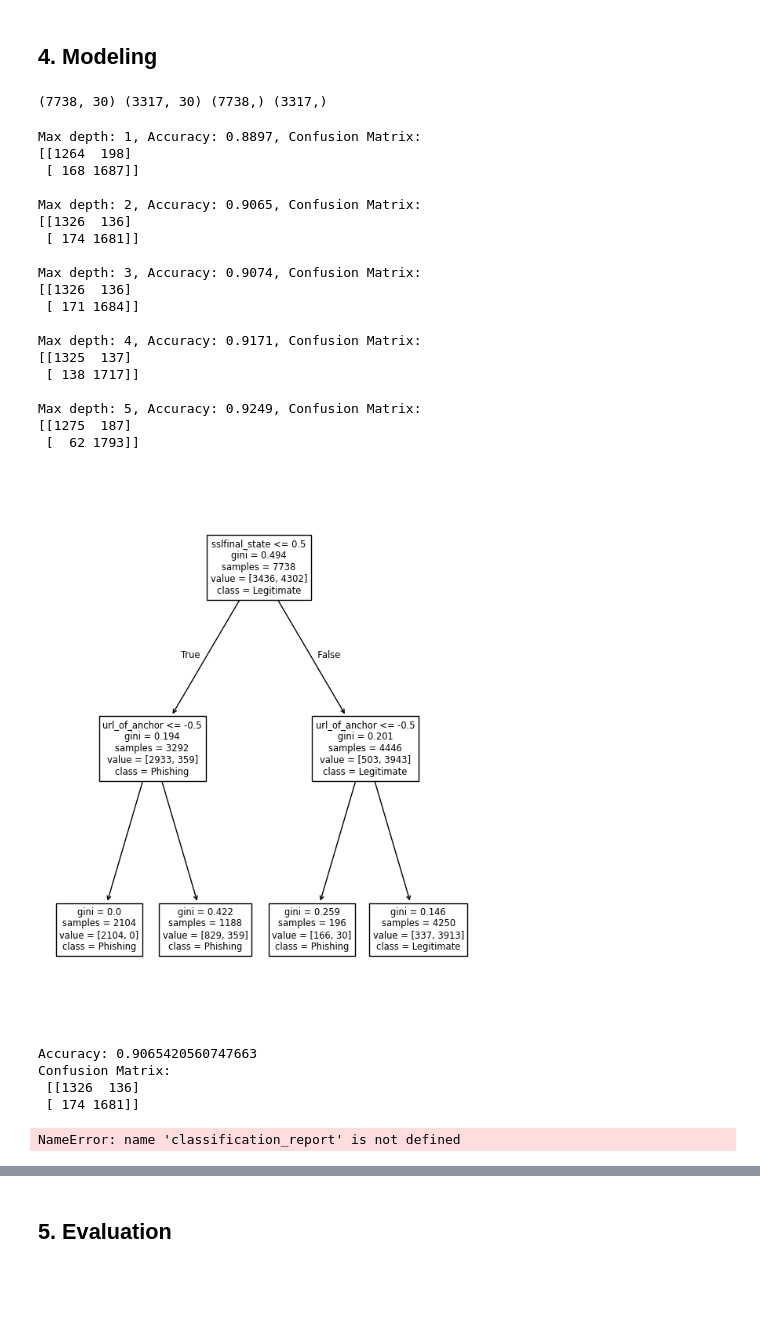
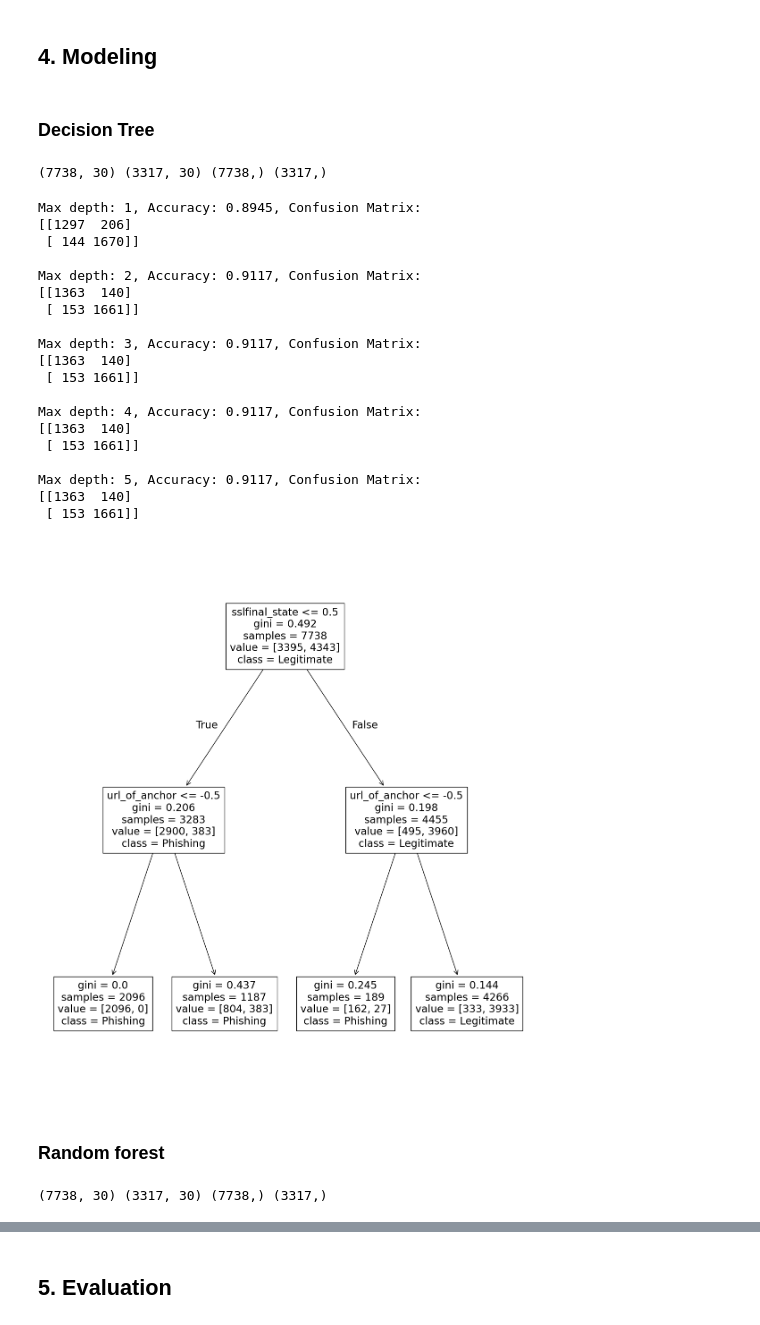
Before and after one commit to JarkkoKarki/Koneoppiminen, a Jupyter notebook: Teht/03_Decision_trees_and_random_forests.ipynb, the cells around one changed output, grey strips where cells are left out. Cells and saved outputs as stored; diff of their text form; code cells hidden in the pictures; blank space fills up the shorter version.

```diff
--- a/Teht/03_Decision_trees_and_random_forests.ipynb
+++ b/Teht/03_Decision_trees_and_random_forests.ipynb
@@ -50,3 +53,5 @@ y = df['result']
 # %% [markdown]
 ## 4. Modeling
+# %% [markdown]
+### Decision Tree
 # %%
@@ -56,48 +61,49 @@ print(X_train.shape, X_test.shape, y_train.shape, y_test.shape)
 (7738, 30) (3317, 30) (7738,) (3317,)
 # %%
 for i in range(1, 6):
-    model = DecisionTreeClassifier(max_depth=i)
+    model = DecisionTreeClassifier(max_depth=i, ccp_alpha=0.012)
     model.fit(X_train, y_train)
     y_pred = model.predict(X_test)
     accuracy = accuracy_score(y_test, y_pred)
     confusionmatrix = confusion_matrix(y_test, y_pred)
     print(f"Max depth: {i}, Accuracy: {accuracy:.4f}, Confusion Matrix:\n{confusionmatrix}\n")
 # %% [output]
-Max depth: 1, Accuracy: 0.8897, Confusion Matrix:
-[[1264  198]
- [ 168 1687]]
+Max depth: 1, Accuracy: 0.8945, Confusion Matrix:
+[[1297  206]
+ [ 144 1670]]
 
-Max depth: 2, Accuracy: 0.9065, Confusion Matrix:
-[[1326  136]
- [ 174 1681]]
+Max depth: 2, Accuracy: 0.9117, Confusion Matrix:
+[[1363  140]
+ [ 153 1661]]
 
-Max depth: 3, Accuracy: 0.9074, Confusion Matrix:
-[[1326  136]
- [ 171 1684]]
+Max depth: 3, Accuracy: 0.9117, Confusion Matrix:
+[[1363  140]
+ [ 153 1661]]
 
-Max depth: 4, Accuracy: 0.9171, Confusion Matrix:
-[[1325  137]
- [ 138 1717]]
+Max depth: 4, Accuracy: 0.9117, Confusion Matrix:
+[[1363  140]
+ [ 153 1661]]
 
-Max depth: 5, Accuracy: 0.9249, Confusion Matrix:
-[[1275  187]
- [  62 1793]]
+Max depth: 5, Accuracy: 0.9117, Confusion Matrix:
+[[1363  140]
+ [ 153 1661]]
 # %%
-model = DecisionTreeClassifier(max_depth=2, random_state=20)
+model = DecisionTreeClassifier(max_depth=2)
 model.fit(X_train, y_train)
-fig = plt.figure(figsize = (7, 9))
+fig = plt.figure(figsize = (14, 16))
 plot_tree(model, feature_names = X.keys(), class_names = ['Phishing', 'Legitimate'])
 plt.show()
 # %% [output]
-[figure, old version]
+[figure, new version]
 # %%
 preds = model.predict(X_test)
-print("Accuracy:", accuracy_score(y_test, preds))
-print("Confusion Matrix:\n", confusion_matrix(y_test, preds))
-print("Classification Report:\n", classification_report(y_test, preds))
+accuracy1 = accuracy_score(y_test, preds)
+confusion_matrix1 = confusion_matrix(y_test, preds)
+classification_report1 = classification_report(y_test, preds)
-# %% [output]
-Accuracy: 0.9065420560747663
-Confusion Matrix:
- [[1326  136]
- [ 174 1681]]
-NameError: name 'classification_report' is not defined
+# %% [markdown]
+### Random forest
+# %%
+X_train, X_test, y_train, y_test = train_test_split(Xr, yr, test_size = 0.3)
+print(X_train.shape, X_test.shape, y_train.shape, y_test.shape)
+# %% [output]
+(7738, 30) (3317, 30) (7738,) (3317,)
```
Also changed, not shown: parts of 13 cells of this notebook, 1 other file.
